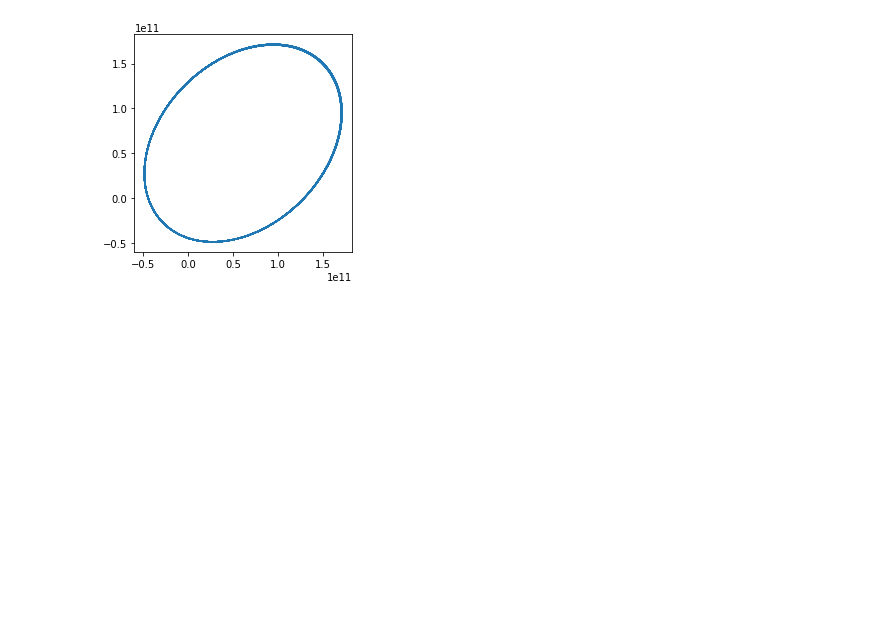
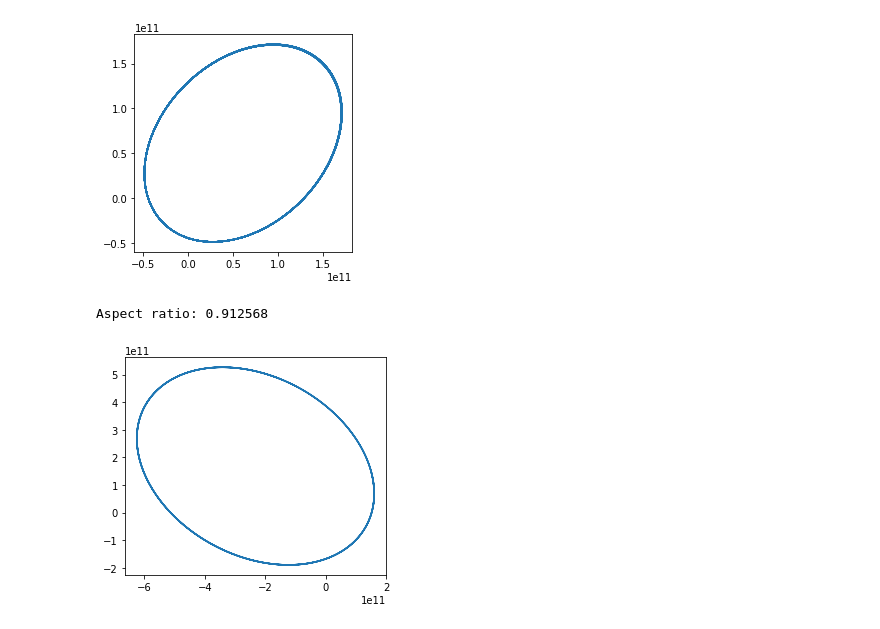
Before and after one commit to loblab/proglife, a Jupyter notebook: Orbit.ipynb, the cells around one changed output. Cells and saved outputs as stored; diff of their text form; code cells hidden in the pictures; blank space fills up the shorter version.

```diff
--- a/Orbit.ipynb
+++ b/Orbit.ipynb
@@ -87,3 +87,10 @@ simulate(24*6900)
 # %% [output]
 Aspect ratio: 1.000004
 [figure]
+# %%
+(x, y) = (d0, d0)
+(vx, vy) = (v0/4, -v0)
+simulate(24*6789)
+# %% [output]
+Aspect ratio: 0.912568
+[figure, added]
```
Also changed, not shown: parts of 1 cell of this notebook.
